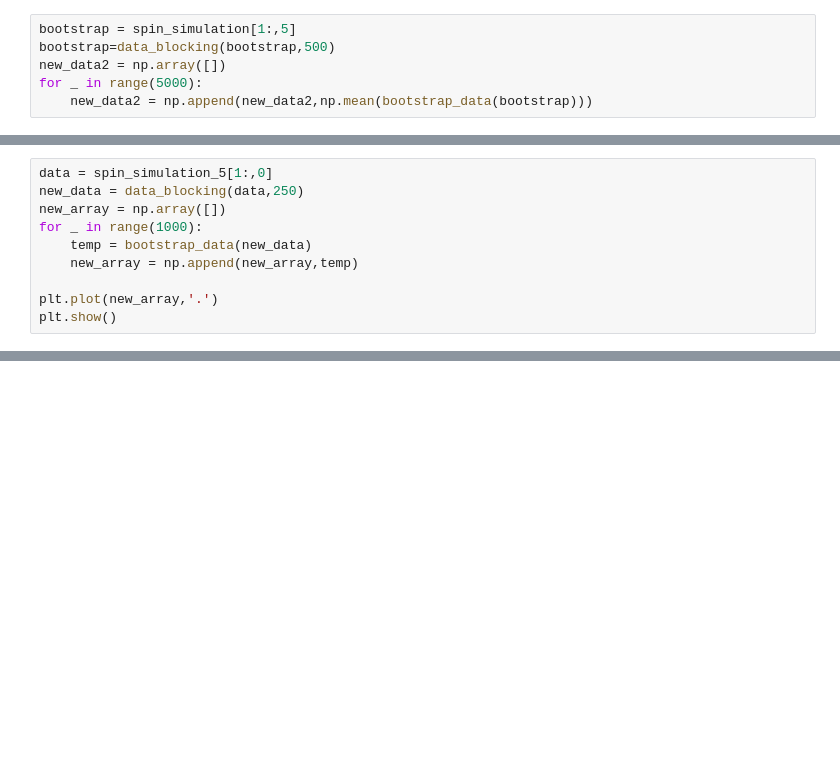
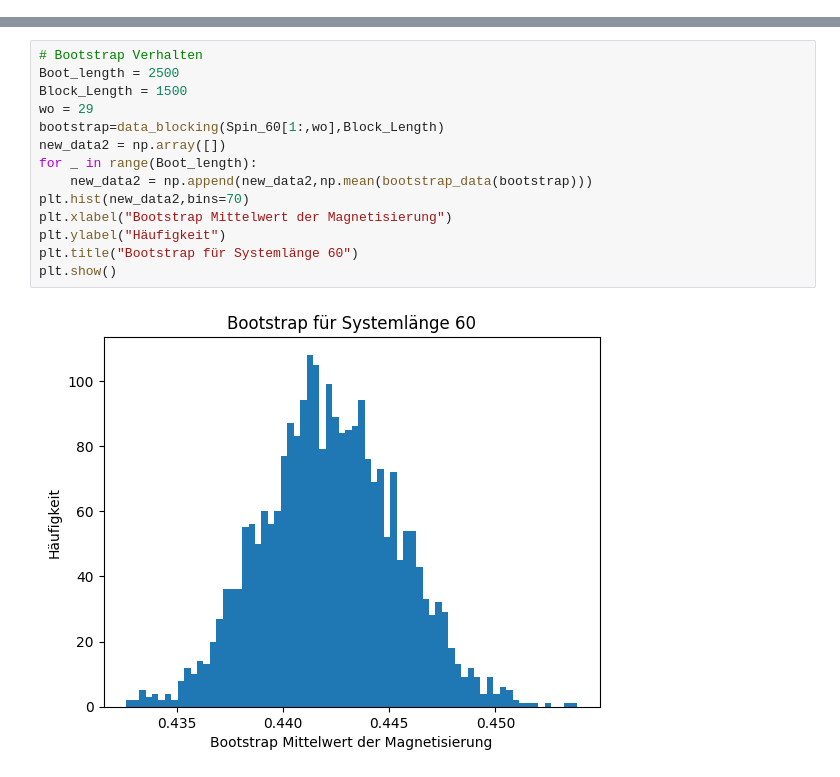
Before and after one commit to jenishadhikari221/Bachelorarbeit, a Jupyter notebook: main/analysis.ipynb, the cells around one changed output, grey strips where cells are left out. Cells and saved outputs as stored; diff of their text form; blank space fills up the shorter version.

```diff
--- a/main/analysis.ipynb
+++ b/main/analysis.ipynb
@@ -138,6 +0,0 @@ plt.show()
-# %%
-bootstrap = spin_simulation[1:,5]
-bootstrap=data_blocking(bootstrap,500)
-new_data2 = np.array([])
-for _ in range(5000):
-    new_data2 = np.append(new_data2,np.mean(bootstrap_data(bootstrap)))
@@ -521,10 +0,0 @@ plt.show()
-# %%
-data = spin_simulation_5[1:,0]
-new_data = data_blocking(data,250)
-new_array = np.array([])
-for _ in range(1000):
-    temp = bootstrap_data(new_data)
-    new_array = np.append(new_array,temp)
-
-plt.plot(new_array,'.')
-plt.show()
@@ -635,0 +96,16 @@ plt.show()
+# %%
+# Bootstrap Verhalten
+Boot_length = 2500
+Block_Length = 1500
+wo = 29
+bootstrap=data_blocking(Spin_60[1:,wo],Block_Length)
+new_data2 = np.array([])
+for _ in range(Boot_length):
+    new_data2 = np.append(new_data2,np.mean(bootstrap_data(bootstrap)))
+plt.hist(new_data2,bins=70)
+plt.xlabel("Bootstrap Mittelwert der Magnetisierung")
+plt.ylabel("Häufigkeit")
+plt.title("Bootstrap für Systemlänge 60")
+plt.show()
+# %% [output]
+[figure, added]
```
Also changed, not shown: parts of 111 cells of this notebook, 50 other files.
